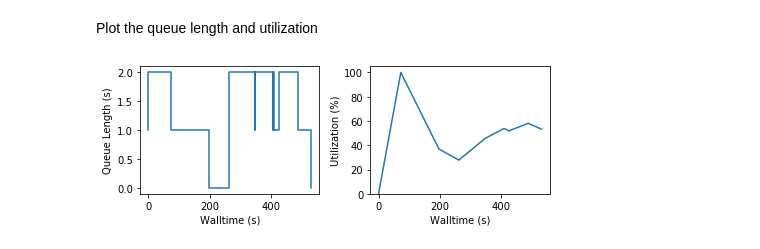
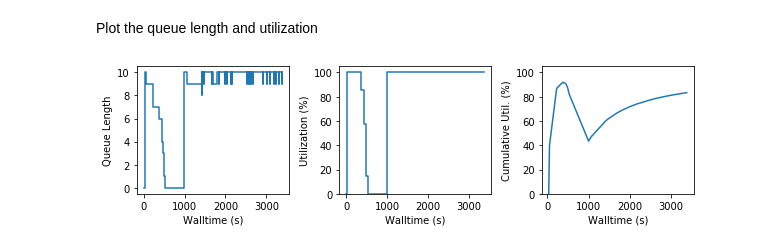
Before and after one commit to exalearn/colmena, a Jupyter notebook: molecule-design/interleaved/1_plot-run-data.ipynb, the cells around one changed output. Drawn from its saved outputs; the diff is of its cells as text; code cells hidden in the pictures.

Commit message:
Improved how we compute utilization. Make it run on Theta

```diff
--- a/molecule-design/interleaved/1_plot-run-data.ipynb
+++ b/molecule-design/interleaved/1_plot-run-data.ipynb
@@ -87,2 +106,2 @@ Compute worker utilization
 # %%
-events['has_work'] = events['queue_length'] >= run_info['worker_count']
+events['utilization'] = np.clip(events['queue_length'] / run_info['worker_count'], 0, 1)
@@ -93,22 +108,31 @@ time_with_work = np.multiply(events['walltime'].iloc[1:].values
-# %%
-events['utilization'] = time_with_work.cumsum() / events['walltime'].iloc[1:]
+# %%
+utilization_int = (np.diff(events['time'].values) * events['utilization'].values[:-1]).cumsum()
+# %%
+events['cumulative_utilization'] = None
+events['cumulative_utilization'] = utilization_int / events['time'].iloc[1:]
 # %% [markdown]
 Plot the queue length and utilization
 # %%
-fig, axs = plt.subplots(1, 2, figsize=(6.5, 2.5))
+fig, axs = plt.subplots(1, 3, figsize=(8.5, 2.5))
 
 # Plot the queue length
 ax = axs[0]
-ax.step(events['walltime'], events['queue_length'], where='post')
+ax.step(events['time'], events['queue_length'], where='post')
 ax.set_xlabel('Walltime (s)')
-ax.set_ylabel('Queue Length (s)')
+ax.set_ylabel('Queue Length')
 
 ax = axs[1]
-ax.plot(events['walltime'], events['utilization'] * 100)
+ax.step(events['time'], events['utilization'] * 100, where='post')
 ax.set_xlabel('Walltime (s)')
 ax.set_ylabel('Utilization (%)')
 ax.set_ylim(0, 105)
 
+ax = axs[2]
+ax.plot(events['time'], events['cumulative_utilization'] * 100)
+ax.set_xlabel('Walltime (s)')
+ax.set_ylabel('Cumulative Util. (%)')
+ax.set_ylim(0, 105)
+
 fig.tight_layout()
 # %% [output]
-[figure, old version]
+[figure, new version]
```
Also changed, not shown: parts of 15 cells of this notebook, 2 other files.
